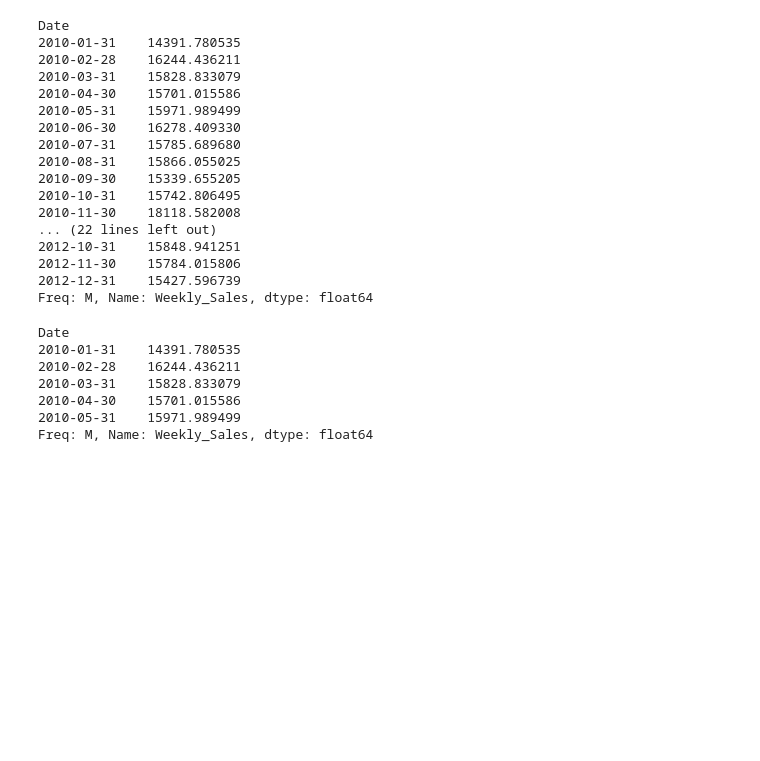
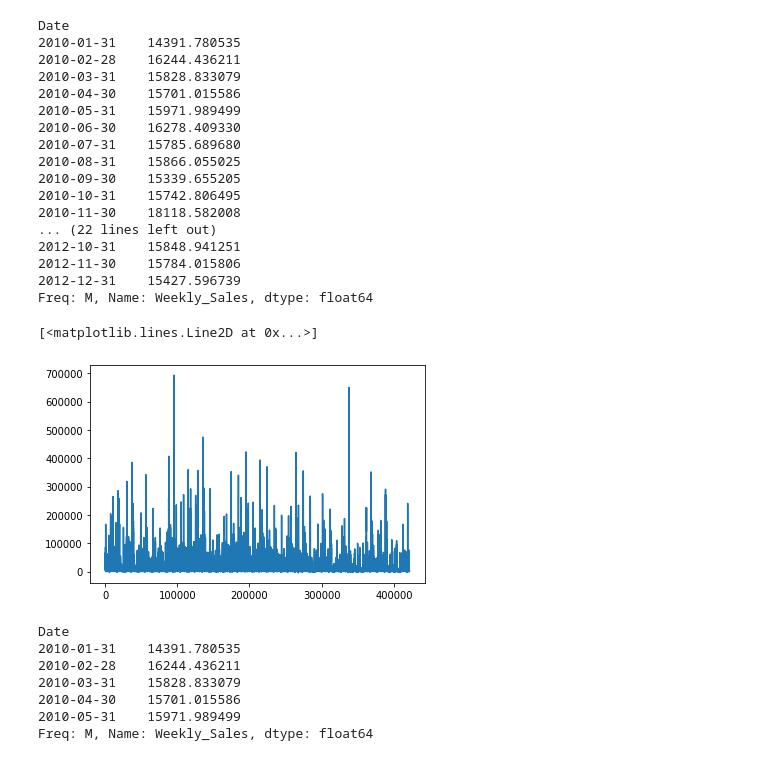
Before and after one commit to neelesh2k/Time-Series-Analysis-and-Forecasting, a Jupyter notebook: Time Series Analysis and Forecasting on Sales data.ipynb, the cells around one changed output. Cells and saved outputs as stored; diff of their text form; code cells hidden in the pictures; blank space fills up the shorter version.

```diff
--- a/Time Series Analysis and Forecasting on Sales data.ipynb
+++ b/Time Series Analysis and Forecasting on Sales data.ipynb
@@ -333,6 +340,11 @@ Date
 Freq: M, Name: Weekly_Sales, dtype: float64
 # %%
 sales = sales.resample('M').mean()
+# %%
+plt.plot(data['Weekly_Sales'])
+# %% [output]
+[<matplotlib.lines.Line2D at 0x...>]
+[figure, added]
 # %%
 sales.head()
 # %% [output]
```
Also changed, not shown: parts of 10 cells of this notebook.
